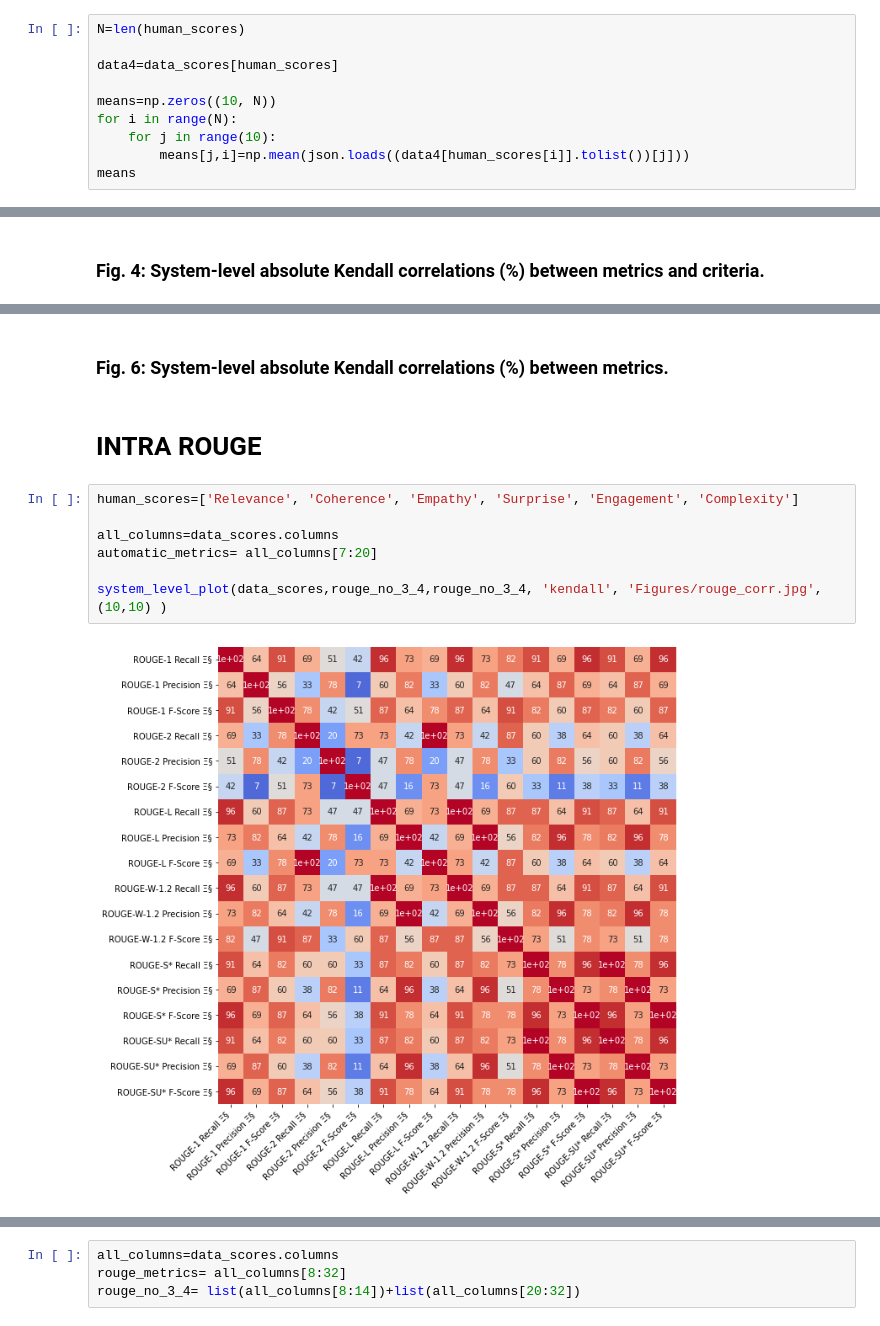
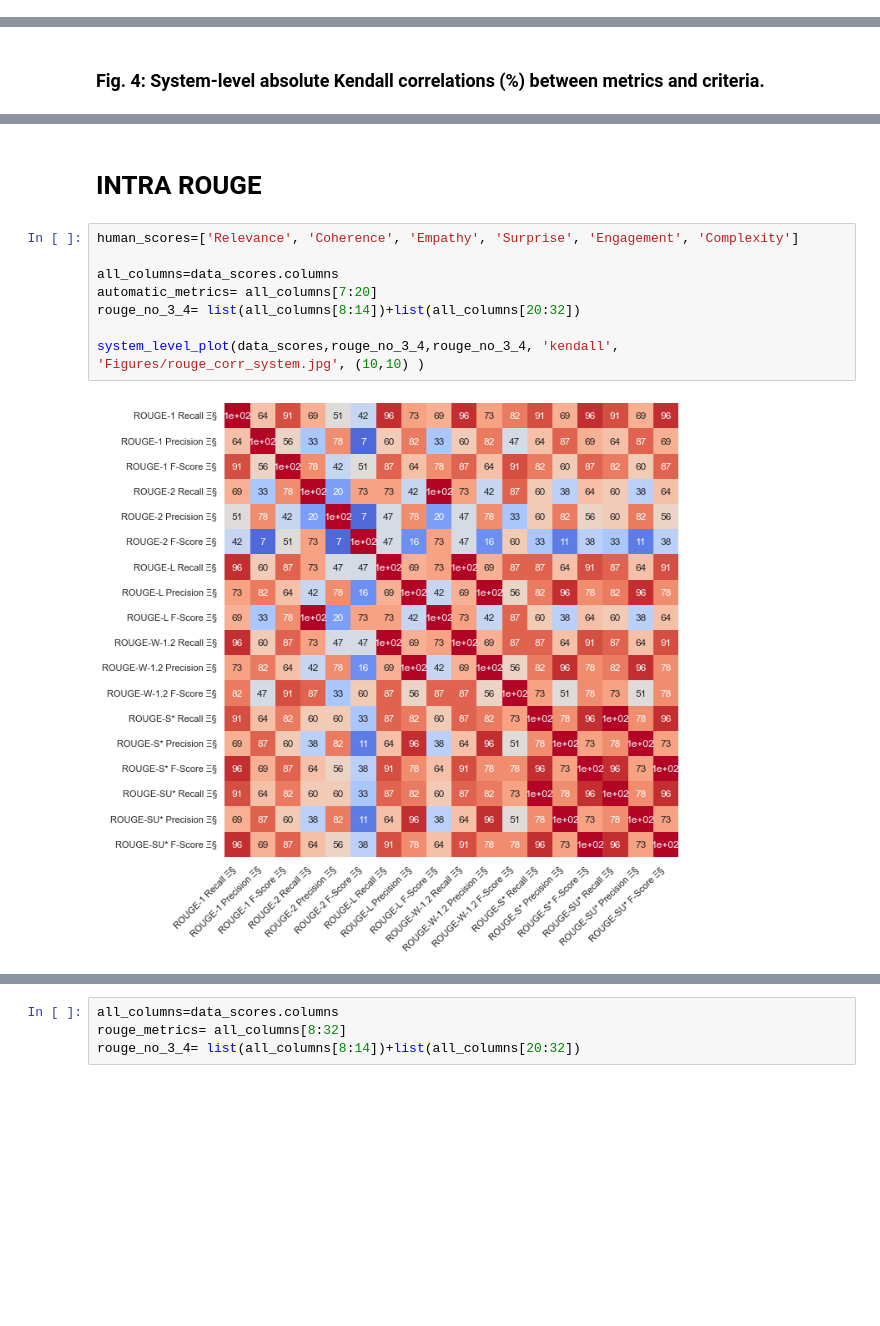
Before and after one commit to CamilleCoustaury/NLP-ENSAE-3A-Sujet4, a Jupyter notebook: data_visualization.ipynb, the cells around one changed output, grey strips where cells are left out. Cells and saved outputs as stored; diff of their text form; blank space fills up the shorter version.

```diff
--- a/data_visualization.ipynb
+++ b/data_visualization.ipynb
@@ -257,10 +156,0 @@ automatic_metrics= all_columns[7:20]
-# %%
-N=len(human_scores)
-
-data4=data_scores[human_scores]
-
-means=np.zeros((10, N))
-for i in range(N):
-    for j in range(10):
-        means[j,i]=np.mean(json.loads((data4[human_scores[i]].tolist())[j]))
-means
@@ -370,14 +235,13 @@ system_level_plot(data_scores,human_scores,automatic_metrics, 'kendall', (10,50)
-# %% [markdown]
-### Fig. 6: System-level absolute Kendall correlations (%) between metrics.
 # %% [markdown]
 # INTRA ROUGE
 # %%
 human_scores=['Relevance', 'Coherence', 'Empathy', 'Surprise', 'Engagement', 'Complexity']
 
 all_columns=data_scores.columns
 automatic_metrics= all_columns[7:20]
+rouge_no_3_4= list(all_columns[8:14])+list(all_columns[20:32])
 
-system_level_plot(data_scores,rouge_no_3_4,rouge_no_3_4, 'kendall', 'Figures/rouge_corr.jpg', (10,10) )
+system_level_plot(data_scores,rouge_no_3_4,rouge_no_3_4, 'kendall', 'Figures/rouge_corr_system.jpg', (10,10) )
 # %% [output]
-[figure, old version]
+[figure, new version]
 # %% [markdown]
```
Also changed, not shown: parts of 39 cells of this notebook, 10 other files.
